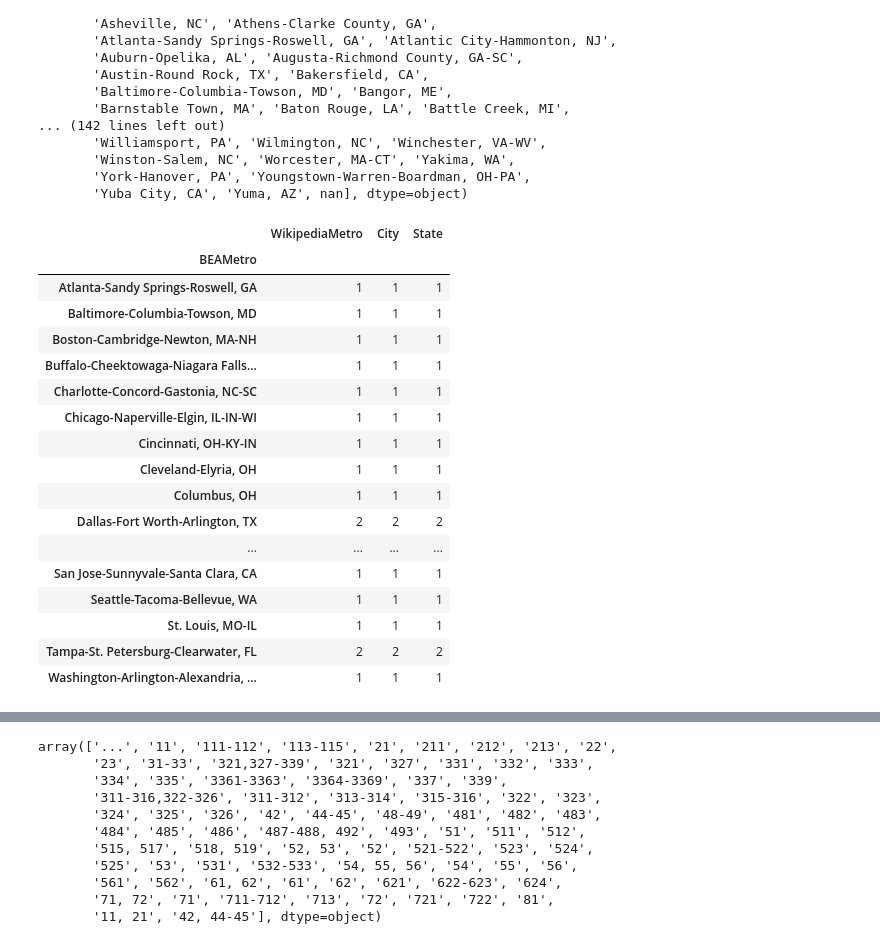
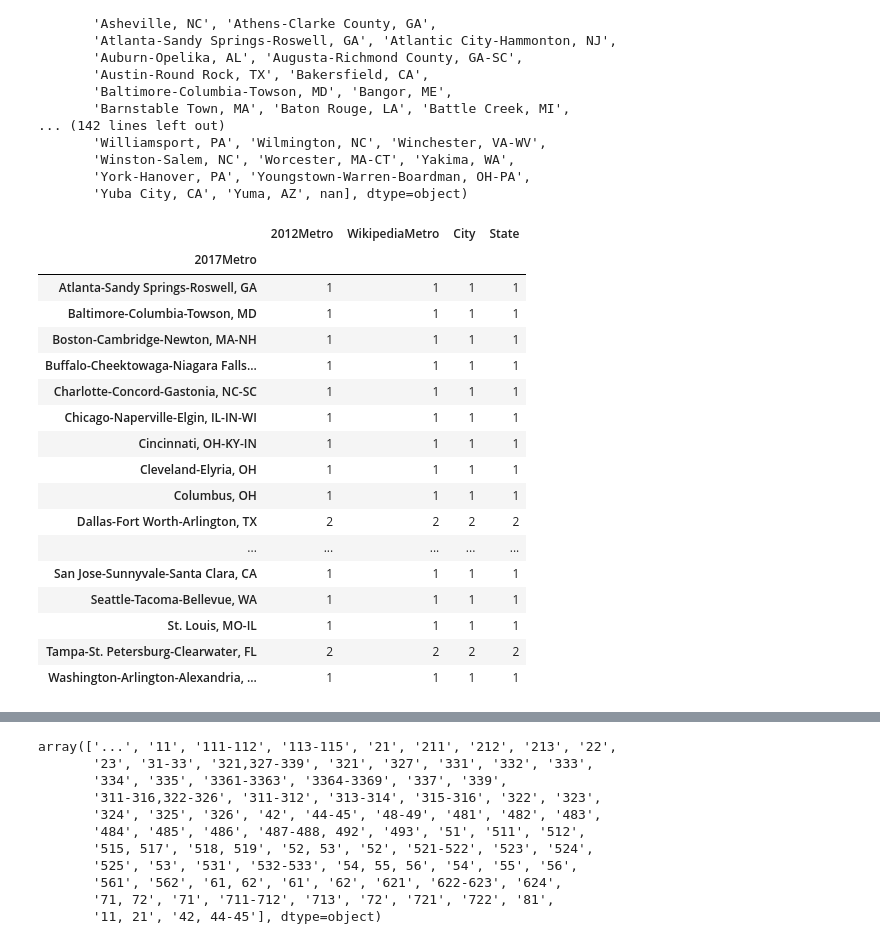
Before and after one commit to joshbenenoch/ETL_Project_Group2, a Jupyter notebook: econdata.ipynb, the cells around one changed output, grey strips where cells are left out. Cells and saved outputs as stored; diff of their text form; code cells hidden in the pictures.

Commit message:
corrected reference to 2017Metro col

```diff
--- a/econdata.ipynb
+++ b/econdata.ipynb
@@ -149,27 +149,27 @@ array(['United States (Metropolitan Portion)', 'Abilene, TX', 'Akron, OH',
 # %%
 # import the city file and group it
 dfCities = pd.read_csv('cities.csv')
-grpCities = dfCities.groupby('BEAMetro')
+grpCities = dfCities.groupby('2017Metro')
 dfCities = grpCities.count()
 dfCities
 # %% [output]
-|  | WikipediaMetro | City | State |
-| BEAMetro |  |  |  |
-| Atlanta-Sandy Springs-Roswell, GA | 1 | 1 | 1 |
-| Baltimore-Columbia-Towson, MD | 1 | 1 | 1 |
-| Boston-Cambridge-Newton, MA-NH | 1 | 1 | 1 |
-| Buffalo-Cheektowaga-Niagara Falls... | 1 | 1 | 1 |
-| Charlotte-Concord-Gastonia, NC-SC | 1 | 1 | 1 |
-| Chicago-Naperville-Elgin, IL-IN-WI | 1 | 1 | 1 |
-| Cincinnati, OH-KY-IN | 1 | 1 | 1 |
-| Cleveland-Elyria, OH | 1 | 1 | 1 |
-| Columbus, OH | 1 | 1 | 1 |
-| Dallas-Fort Worth-Arlington, TX | 2 | 2 | 2 |
-| ... | ... | ... | ... |
-| San Jose-Sunnyvale-Santa Clara, CA | 1 | 1 | 1 |
-| Seattle-Tacoma-Bellevue, WA | 1 | 1 | 1 |
-| St. Louis, MO-IL | 1 | 1 | 1 |
-| Tampa-St. Petersburg-Clearwater, FL | 2 | 2 | 2 |
-| Washington-Arlington-Alexandria, ... | 1 | 1 | 1 |
+|  | 2012Metro | WikipediaMetro | City | State |
+| 2017Metro |  |  |  |  |
+| Atlanta-Sandy Springs-Roswell, GA | 1 | 1 | 1 | 1 |
+| Baltimore-Columbia-Towson, MD | 1 | 1 | 1 | 1 |
+| Boston-Cambridge-Newton, MA-NH | 1 | 1 | 1 | 1 |
+| Buffalo-Cheektowaga-Niagara Falls... | 1 | 1 | 1 | 1 |
+| Charlotte-Concord-Gastonia, NC-SC | 1 | 1 | 1 | 1 |
+| Chicago-Naperville-Elgin, IL-IN-WI | 1 | 1 | 1 | 1 |
+| Cincinnati, OH-KY-IN | 1 | 1 | 1 | 1 |
+| Cleveland-Elyria, OH | 1 | 1 | 1 | 1 |
+| Columbus, OH | 1 | 1 | 1 | 1 |
+| Dallas-Fort Worth-Arlington, TX | 2 | 2 | 2 | 2 |
+| ... | ... | ... | ... | ... |
+| San Jose-Sunnyvale-Santa Clara, CA | 1 | 1 | 1 | 1 |
+| Seattle-Tacoma-Bellevue, WA | 1 | 1 | 1 | 1 |
+| St. Louis, MO-IL | 1 | 1 | 1 | 1 |
+| Tampa-St. Petersburg-Clearwater, FL | 2 | 2 | 2 | 2 |
+| Washington-Arlington-Alexandria, ... | 1 | 1 | 1 | 1 |
 # %%
 # use the grouped city DataFrame to drop unneeded rows from dfGDP via merge
```
Also changed, not shown: parts of 1 cell of this notebook.
